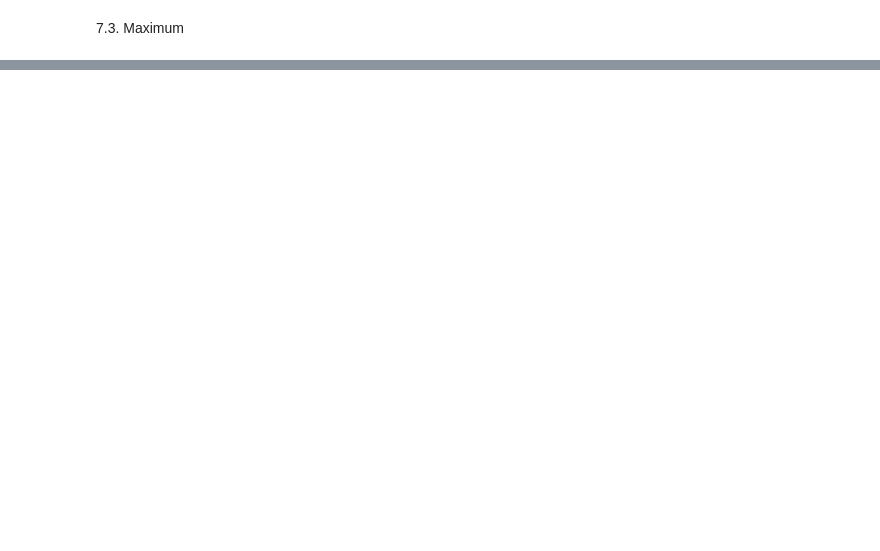
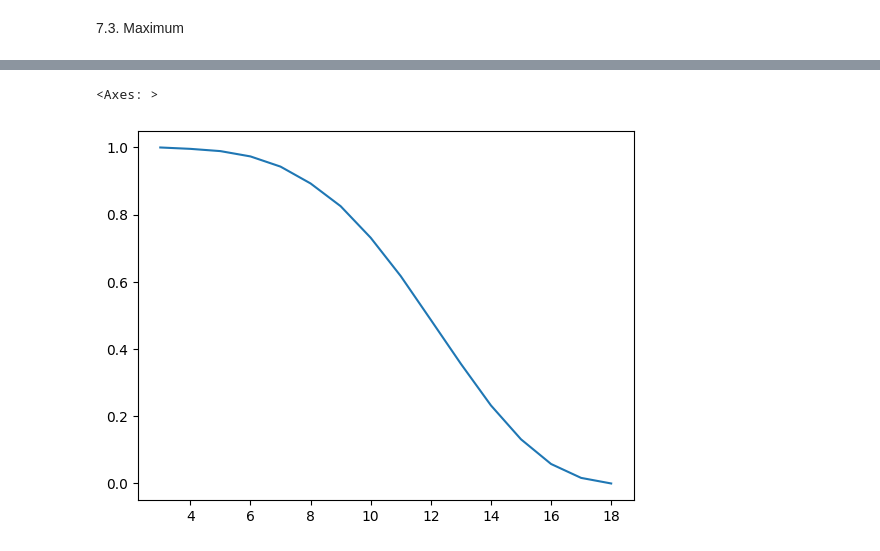
Before and after one commit to jpkatz/stats_practice, a Jupyter notebook: bayes/chapter_07.ipynb, the cells around one changed output, grey strips where cells are left out. Drawn from its saved outputs; the diff is of its cells as text; code cells hidden in the pictures; blank space fills up the shorter version.

```diff
--- a/bayes/chapter_07.ipynb
+++ b/bayes/chapter_07.ipynb
@@ -110,0 +177,9 @@ decorate_dice('Distribution of attributes')
+# %%
+# since we are looking for hte minimum or hte worst, 1-cdf
+
+prob_gt = 1 - cdf_best3
+# %%
+prob_gt.plot()
+# %% [output]
+<Axes: >
+[figure, added]
```
Also changed, not shown: parts of 32 cells of this notebook.
